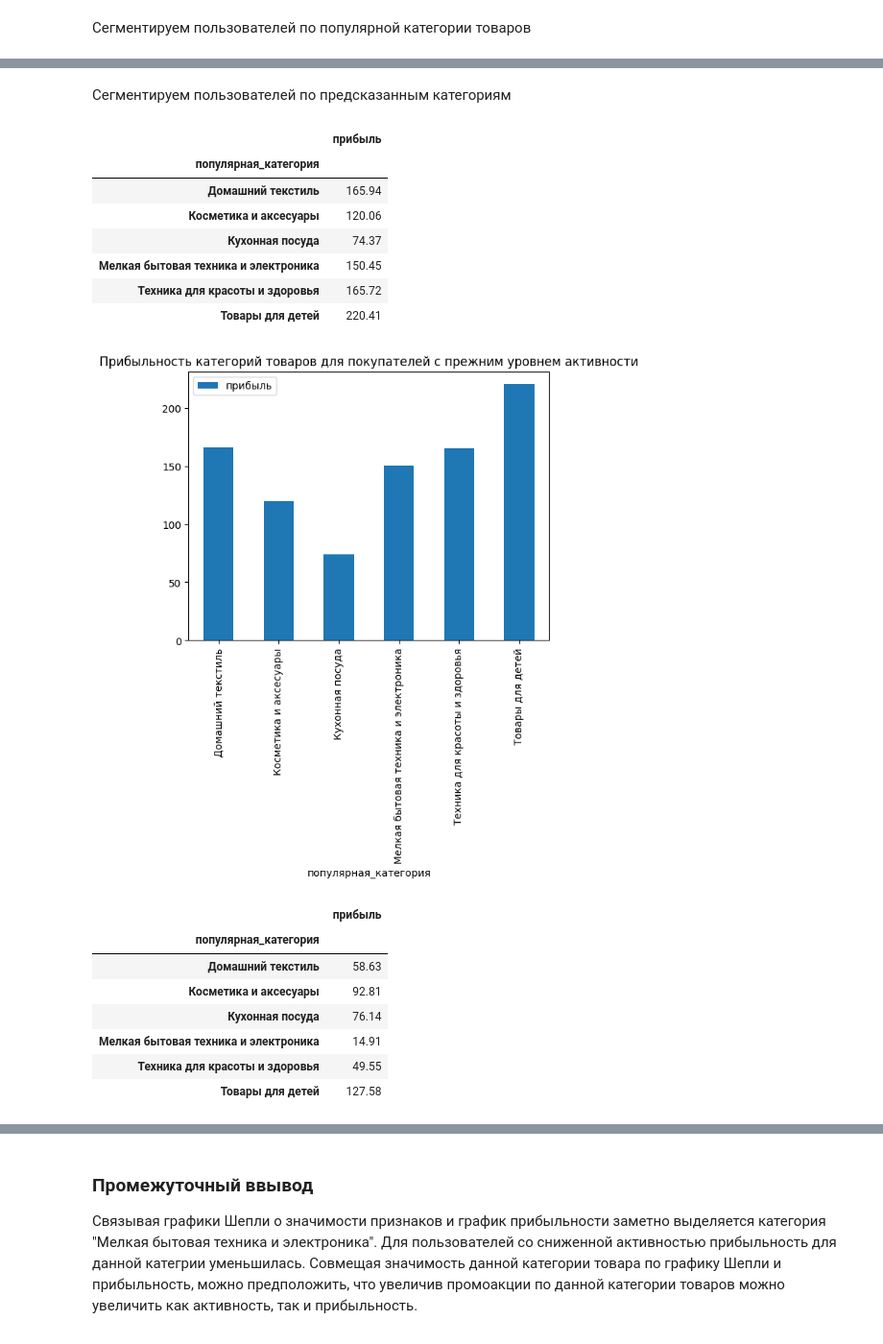
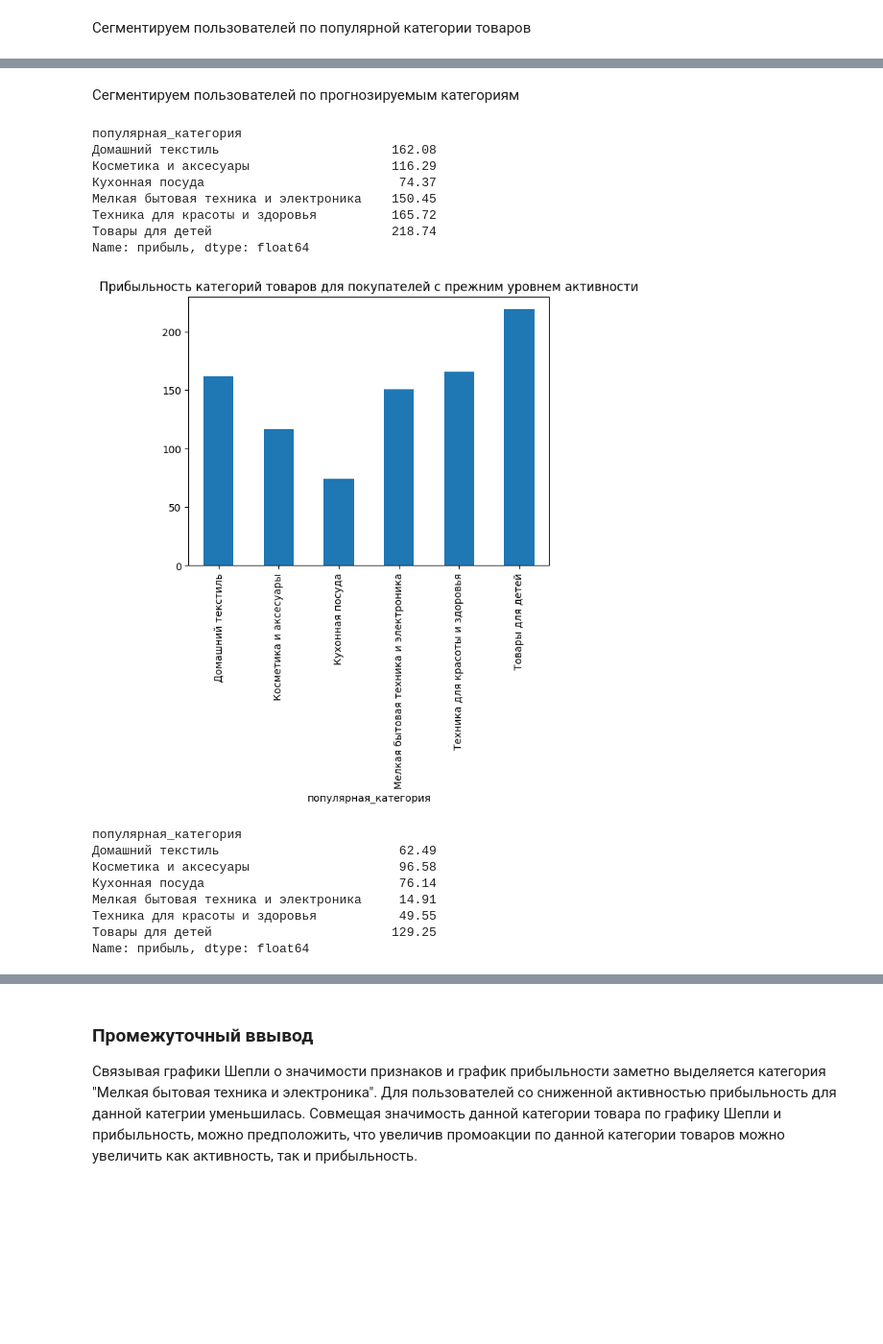
Before and after one commit to Antec961/practicum, a Jupyter notebook: project_n6.ipynb, the cells around one changed output, grey strips where cells are left out. Shown at 96% size. Cells and saved outputs as stored; diff of their text form; code cells hidden in the pictures; blank space fills up the shorter version.

```diff
--- a/project_n6.ipynb
+++ b/project_n6.ipynb
@@ -610,0 +599,4 @@ TEST_SIZE= 0.25
+# %%
+market['покупательская_активность'] = market['покупательская_активность'].str.replace('Снизилась','1')
+market['покупательская_активность'] = market['покупательская_активность'].str.replace('Прежний уровень','0')
+market['покупательская_активность'] = pd.to_numeric(market['покупательская_активность'])
@@ -699,6 +695,7 @@ param_grid = [
     {
         'models': [SVC(
             random_state=RANDOM_STATE,
+            probability=True
         )],
         'models__C': range(1,5),
         'models__kernel': ['linear', 'rbf', 'sigmoid'],
@@ -706,20 +703,15 @@ param_grid = [
     }
 ]
 # %%
+
 randomized_search = RandomizedSearchCV(
     pipe_final,
     param_grid,
     cv=5,
-    scoring='roc_auc',
+    n_iter=20,
+    scoring=['roc_auc','recall'],
+    refit='recall',
     random_state=RANDOM_STATE,
-    n_jobs=-1
+    n_jobs=-1,
+    verbose=3
 )
-randomized_search.fit(X_train, y_train)
-
-print('Лучшая модель и её параметры:\n\n', randomized_search.best_estimator_)
-print ('Метрика лучшей модели на тренировочной выборке:', randomized_search.best_score_)
-
-# проверка работы модели на тестовой выборке
-# рассчет прогноза на тестовых данных
-y_test_pred = randomized_search.predict_proba(X_test)[:,1]
-print(f'Метрика ROC-AUC на тестовой выборке: {roc_auc_score(y_test, y_test_pred)}')
@@ -906,34 +920,34 @@ data
 325 rows × 5 columns
 # %% [markdown]
-Сегментируем пользователей по предсказанным категориям
+Сегментируем пользователей по прогнозируемым категориям
 # %%
-data_no_change = data.loc[data['Предсказания'] == 'Прежний уровень'].iloc[:,[1,3,4]]
-data_no_change.groupby('популярная_категория').sum().round(2)
+data_no_change = data.loc[data['Предсказания'] == 0].iloc[:,[1,3,4]]
+data_no_change.groupby('популярная_категория')['прибыль'].sum().round(2)
 # %% [output]
-|  | прибыль |
-| популярная_категория |  |
-| Домашний текстиль | 165.94 |
-| Косметика и аксесуары | 120.06 |
-| Кухонная посуда | 74.37 |
-| Мелкая бытовая техника и электроника | 150.45 |
-| Техника для красоты и здоровья | 165.72 |
-| Товары для детей | 220.41 |
+популярная_категория
+Домашний текстиль                       162.08
+Косметика и аксесуары                   116.29
+Кухонная посуда                          74.37
+Мелкая бытовая техника и электроника    150.45
+Техника для красоты и здоровья          165.72
+Товары для детей                        218.74
+Name: прибыль, dtype: float64
 # %%
-data_no_change.groupby('популярная_категория').sum().round(2).plot.bar();
+data_no_change.groupby('популярная_категория')['прибыль'].sum().round(2).plot.bar();
 plt.title('Прибыльность категорий товаров для покупателей с прежним уровнем активности')
 plt.show()
 # %% [output]
-[figure, old version]
+[figure, new version]
 # %%
-data_change = data.loc[data['Предсказания'] == 'Снизилась'].iloc[:,[1,3,4]]
-data_change.groupby('популярная_категория').sum().round(2)
+data_change = data.loc[data['Предсказания'] == 1].iloc[:,[1,3,4]]
+data_change.groupby('популярная_категория')['прибыль'].sum().round(2)
 # %% [output]
-|  | прибыль |
-| популярная_категория |  |
-| Домашний текстиль | 58.63 |
-| Косметика и аксесуары | 92.81 |
-| Кухонная посуда | 76.14 |
-| Мелкая бытовая техника и электроника | 14.91 |
-| Техника для красоты и здоровья | 49.55 |
-| Товары для детей | 127.58 |
+популярная_категория
+Домашний текстиль                        62.49
+Косметика и аксесуары                    96.58
+Кухонная посуда                          76.14
+Мелкая бытовая техника и электроника     14.91
+Техника для красоты и здоровья           49.55
+Товары для детей                        129.25
+Name: прибыль, dtype: float64
 # %%
```
Also changed, not shown: parts of 43 cells of this notebook.
